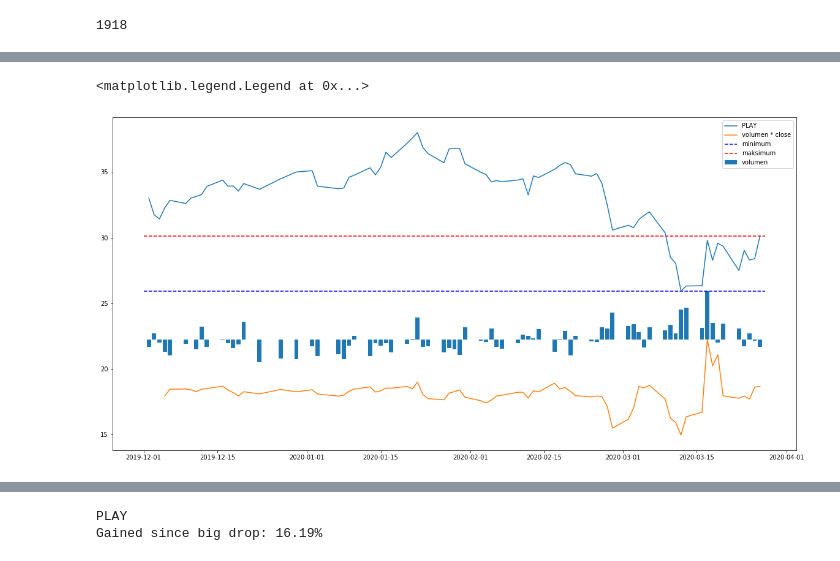
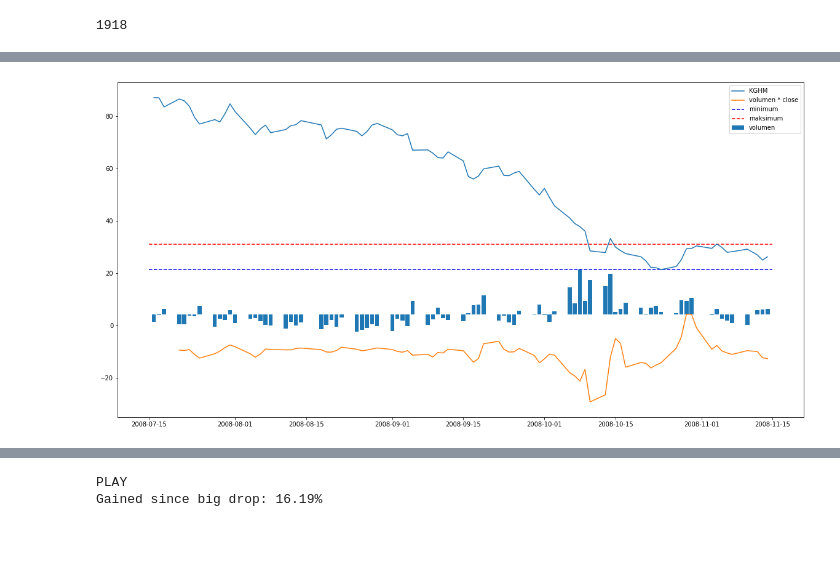
Before and after one commit to showeye/wse_analytics, a Jupyter notebook: bossa.ipynb, the cells around one changed output, grey strips where cells are left out. Drawn from its saved outputs; the diff is of its cells as text; code cells hidden in the pictures.

```diff
--- a/bossa.ipynb
+++ b/bossa.ipynb
@@ -78,47 +61,53 @@ watch_af = ['KGHM','KRUK', 'PKNORLEN','ENEA','MBANK', 'PKOBP', 'WIELTON']
 # %%
-papier = 'PLAY'
+papier = 'KGHM'
 # %%
-df = prepare_data(papier)
+def plot_paper(papier, plot_range_min, plot_range_max):
+    df = prepare_data(papier)
 
-plot_range = '2019-12-01'
+    plot_df = df.loc[(df.index > plot_range_min) &
+                     (df.index < plot_range_max),:].copy()
 
-plot_df = df.loc[df.index > plot_range,:]
+    spread = (plot_df.loc[:,'CLOSE'].max() - plot_df.loc[:,'CLOSE'].min()) / 14
 
-df.loc[df.index > plot_range,'CLOSE_diff'] = ((df.loc[df.index > plot_range,'CLOSE']
-                                            - df.loc[df.index > plot_range,'CLOSE'].shift(1))
-                                            / df.loc[df.index > plot_range,'CLOSE'].shift(1)) * 100
+    plot_df.loc[:,'CLOSE_diff'] = ((plot_df.loc[:,'CLOSE']
+                                                - plot_df.loc[:,'CLOSE'].shift(1))
+                                                / plot_df.loc[:,'CLOSE'].shift(1)) * 100
 
-plot_df_bar = ((df.loc[df.index > plot_range,'VOL'] - df.loc[df.index > plot_range,'VOL'].mean())
-           / df.loc[df.index > plot_range,'VOL'].std())
-plot_bar_bottom = plot_df.loc[:,'CLOSE'].min() - plot_df_bar.max()
+    plot_df_bar = ((plot_df.loc[:,'VOL'] - plot_df.loc[:,'VOL'].mean())
+               / plot_df.loc[:,'VOL'].std() * spread)
+    plot_bar_bottom = plot_df.loc[:,'CLOSE'].min() - plot_df_bar.max()
 
-plot_df_vol_close = (df.loc[df.index > plot_range,'VOL'].rolling(3).mean() *
-         df.loc[df.index > plot_range,'CLOSE_diff'].rolling(3).mean())
-plot_df_vol_close = (plot_df_vol_close - plot_df_vol_close.mean()) / plot_df_vol_close.std()
-plot_df_vol_close = plot_df_vol_close + (plot_bar_bottom - plot_df_vol_close.max())
+    plot_df_vol_close = (plot_df.loc[:,'VOL'].rolling(3).mean() *
+             plot_df.loc[:,'CLOSE_diff'].rolling(3).mean())
+    plot_df_vol_close = ((plot_df_vol_close - plot_df_vol_close.mean()) / plot_df_vol_close.std() ) * spread
+    plot_df_vol_close = plot_df_vol_close + (plot_bar_bottom - plot_df_vol_close.max())
+
+    bottom_date = plot_df.loc[plot_df.loc[:,'CLOSE'] == plot_df.loc[:,'CLOSE'].min()].index.strftime('')[0]
 
 
-plt.figure(figsize=(20,10))
-plt.plot(df.loc[df.index > plot_range,'CLOSE'])
-plt.plot(plot_df_vol_close)
+    plt.figure(figsize=(20,10))
+    plt.plot(plot_df.loc[:,'CLOSE'])
+    plt.plot(plot_df_vol_close)
 
-plt.bar(plot_df_bar.index,
-        plot_df_bar.values,
-       bottom = plot_bar_bottom)
+    plt.bar(plot_df_bar.index,
+            plot_df_bar.values,
+           bottom = plot_bar_bottom)
 
-plt.hlines(df.loc[df.index >= big_drop_date,'CLOSE'].min(),
-           plot_range, str(date.today()),
-           linestyles='--',
-           colors='blue')
-plt.hlines(df.loc[df.index >= big_drop_date,'CLOSE'].max(),
-           plot_range, str(date.today()),
-           linestyles='--',
-           colors='red')
-plt.legend([df.TICKER[0],
-            'volumen * close',
-           'minimum',
-           'maksimum',
-           'volumen'])
+    plt.hlines(plot_df.loc[:,'CLOSE'].min(),
+               plot_range_min, plot_range_max,
+               linestyles='--',
+               colors='blue')
+    plt.hlines(plot_df.loc[plot_df.index >= bottom_date,'CLOSE'].max(),
+               plot_range_min, plot_range_max,
+               linestyles='--',
+               colors='red')
+    plt.legend([df.TICKER[0],
+                'volumen * close',
+               'minimum',
+               'maksimum',
+               'volumen'])
+    plt.show()
-# %% [output]
-<matplotlib.legend.Legend at 0x...>
-[figure, removed]
+# %%
+plot_paper('KGHM','2008-07-15','2008-11-15')
+# %% [output]
+[figure, added]
```
Also changed, not shown: parts of 3 cells of this notebook.
